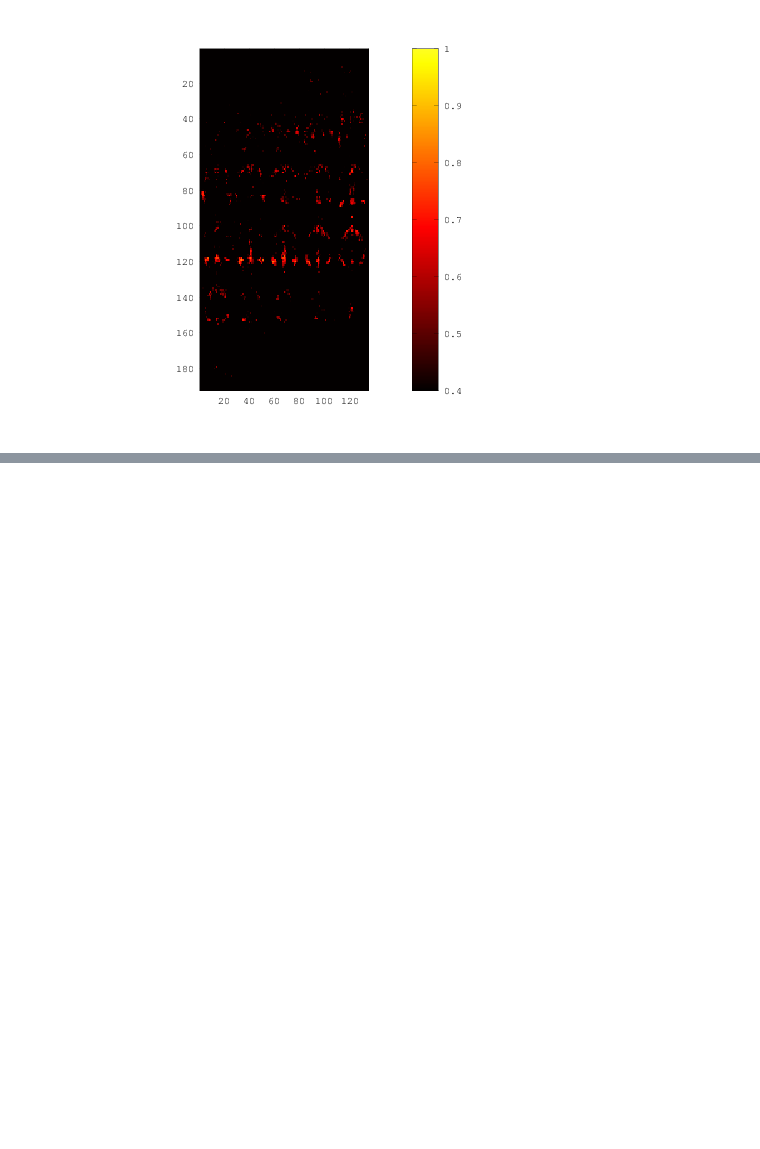
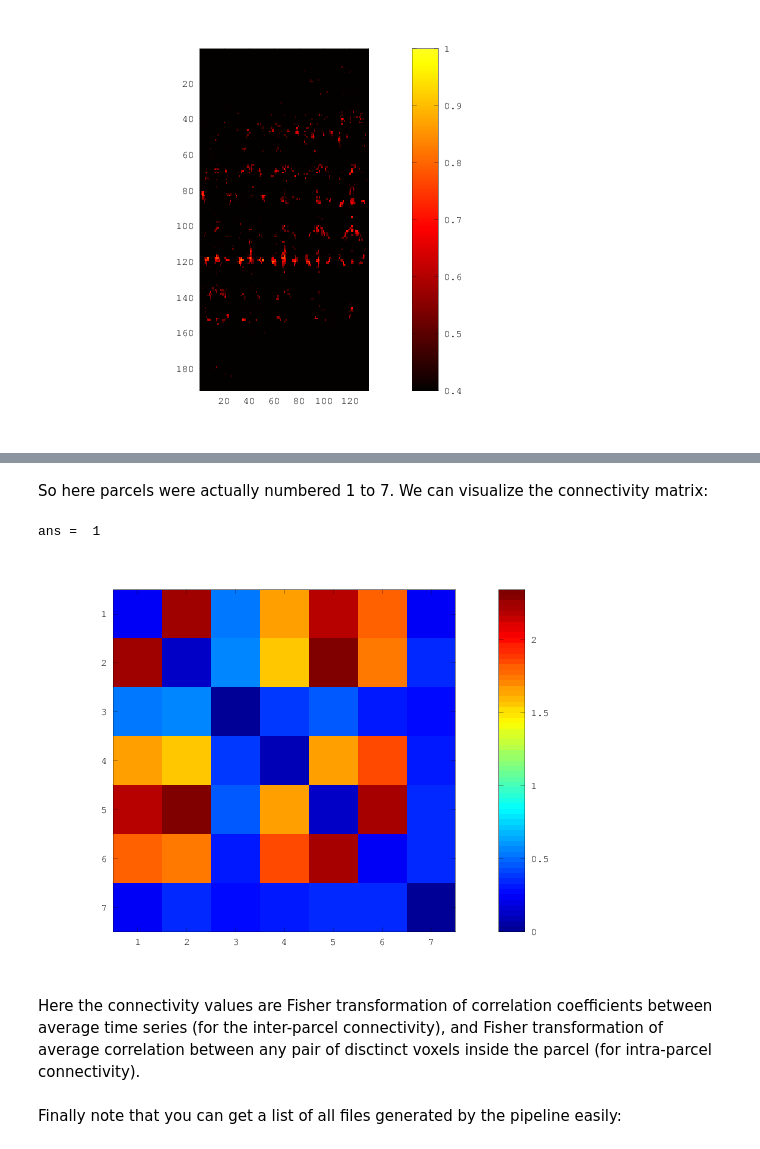
Before and after one commit to SIMEXP/niak_tutorials, a Jupyter notebook: niak_tutorial_rmap_connectome.ipynb, the cells around one changed output, grey strips where cells are left out. Saved outputs shown, nothing was run; the diff lists cells and outputs as text; code cells hidden in the pictures; blank space fills up the shorter version.

Commit message:
Update of the rmap connectome tutorial.

```diff
--- a/niak_tutorial_rmap_connectome.ipynb
+++ b/niak_tutorial_rmap_connectome.ipynb
@@ -177,0 +150,3 @@ niak_montage(rmap_dmn_40003,opt_v)
+# %%
+file_connectome_40003   = [opt.folder_out filesep 'connectomes' filesep 'connectome_rois_40003.mat'];
+data = load(file_connectome_40003);
@@ -177,0 +155,4 @@ niak_montage(rmap_dmn_40003,opt_v)
+# %%
+size(data.conn)
+conn = niak_lvec2mat(data.conn);
+size(conn)
@@ -177,0 +181,11 @@ niak_montage(rmap_dmn_40003,opt_v)
+# %% [markdown]
+So here parcels were actually numbered 1 to 7. We can visualize the connectivity matrix:
+# %%
+niak_visu_matrix(conn)
+# %% [output]
+ans =  1
+[figure, added]
+# %% [markdown]
+Here the connectivity values are Fisher transformation of correlation coefficients between average time series (for the inter-parcel connectivity), and Fisher transformation of average correlation between any pair of disctinct voxels inside the parcel (for intra-parcel connectivity).
+# %% [markdown]
+Finally note that you can get a list of all files generated by the pipeline easily:
```
Also changed, not shown: parts of 11 cells of this notebook, 1 other file.
